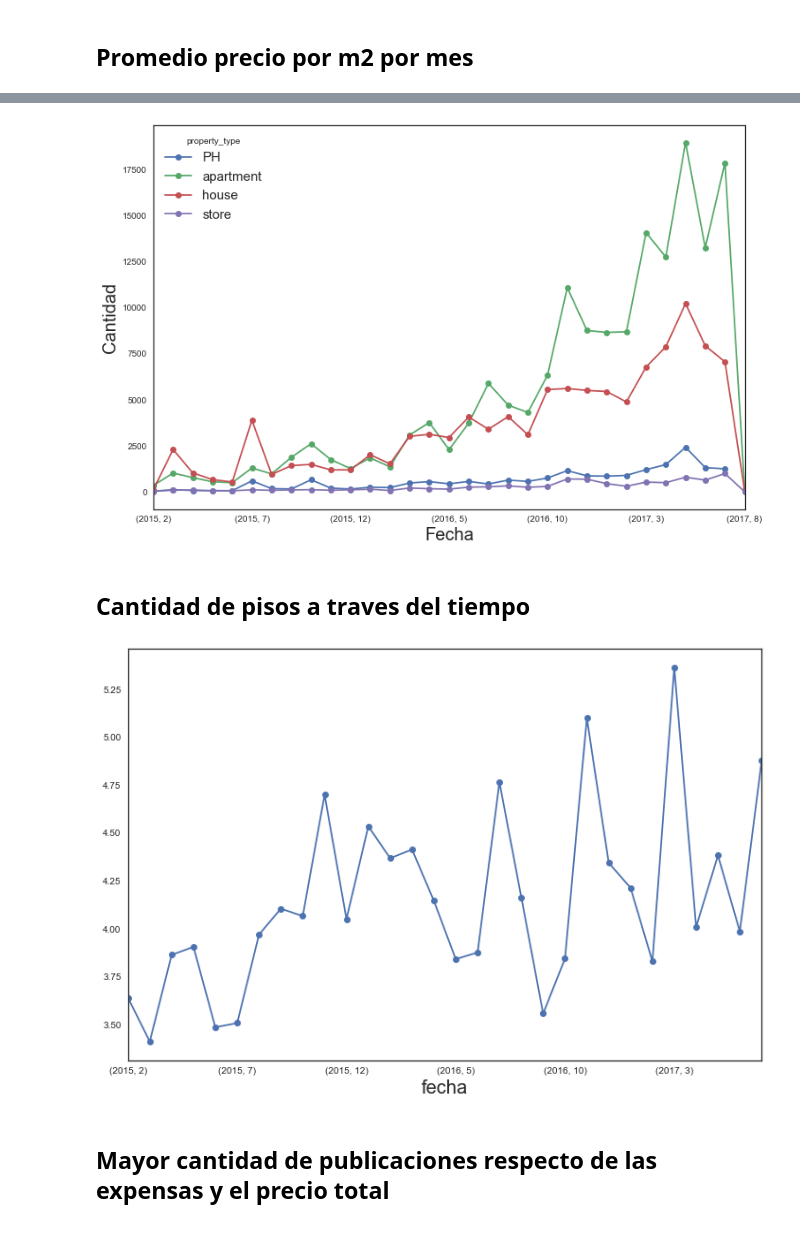
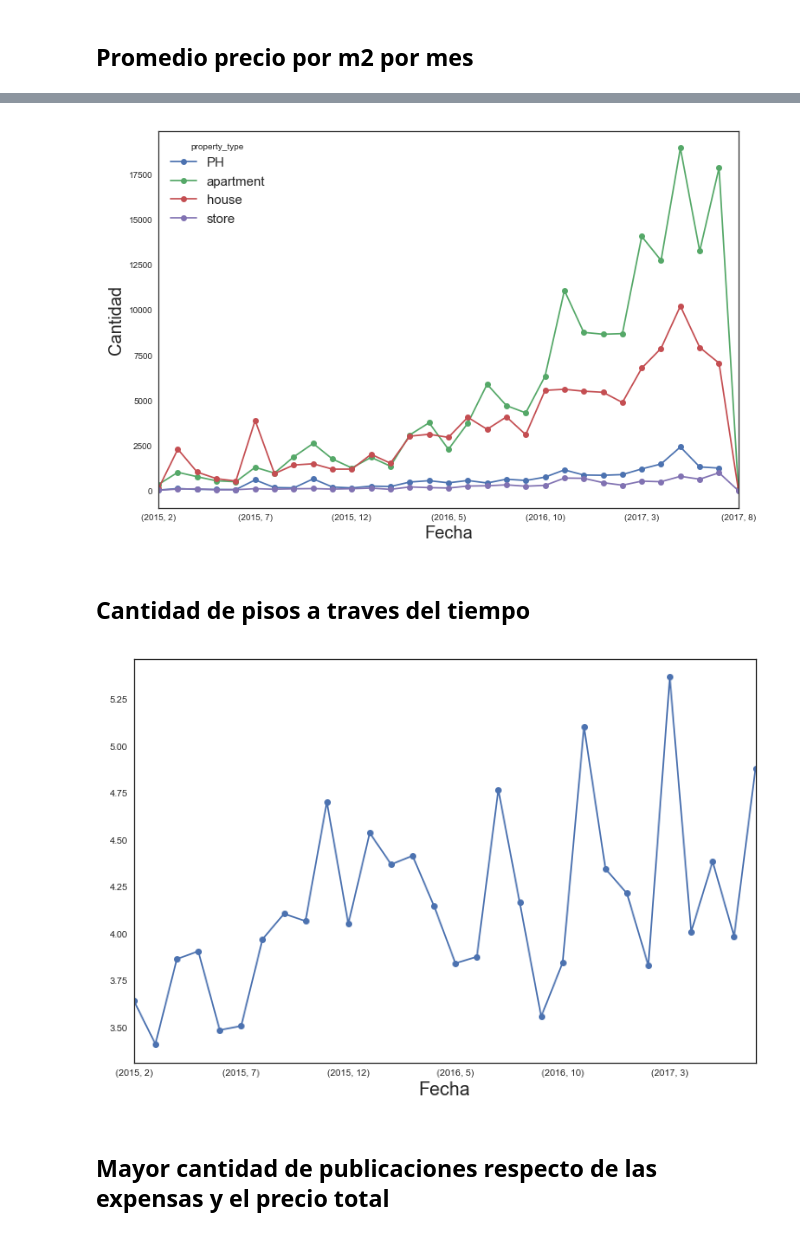
Before and after one commit to AlejandroDaneri/Machine-Learning-Properati, a Jupyter notebook: TP.ipynb, the cells around one changed output, grey strips where cells are left out. Drawn from its saved outputs; the diff is of its cells as text; code cells hidden in the pictures.

```diff
--- a/TP.ipynb
+++ b/TP.ipynb
@@ -12,7 +12,7 @@ import geojson
 from IPython.core.display import display, HTML
 display(HTML("<style>.container { width:97% !important; }</style>"))
 
-rc={'axes.labelsize': 20, 'legend.fontsize': 15, 'xtick.labelsize': 'medium','ytick.labelsize': 'medium', 'savefig.bbox' : 'tight' }
+rc={'axes.labelsize': 20, 'legend.fontsize': 15, 'xtick.labelsize': 'medium','ytick.labelsize': 'medium', 'savefig.bbox' : 'tight', 'savefig.pad_inches' : 0.2 }
 plt.rcParams.update(**rc)
 
 sns.set_style("white")
@@ -528,19 +526,19 @@ plt.xlabel('Fecha')
 guardar_imagen(titulo)
 plt.show()
 # %% [output]
-[figure, old version]
+[figure, new version]
 # %% [markdown]
 ## Cantidad de pisos a traves del tiempo
 # %%
 pisos_vs_tiempo = properati_filtrado.loc[properati_filtrado.floor < 55] #https://es.wikipedia.org/wiki/Anexo:Edificios_m%C3%A1s_altos_de_Argentina
 pisos_vs_tiempo = pisos_vs_tiempo.loc[pisos_vs_tiempo['fecha']>(2015,1)]
 pisos_vs_tiempo.groupby('fecha').mean()['floor'].plot(kind='line',marker="o",figsize=TAM_IMG)
 titulo = 'Cantidad de pisos a traves del tiempo'
-
+plt.xlabel('Fecha')
 guardar_imagen(titulo)
 plt.show()
 # %% [output]
-[figure, old version]
+[figure, new version]
 # %% [markdown]
 ##  Mayor cantidad de publicaciones respecto de las expensas y el precio total
 # %%
```
Also changed, not shown: parts of 35 cells of this notebook, 36 other files.
